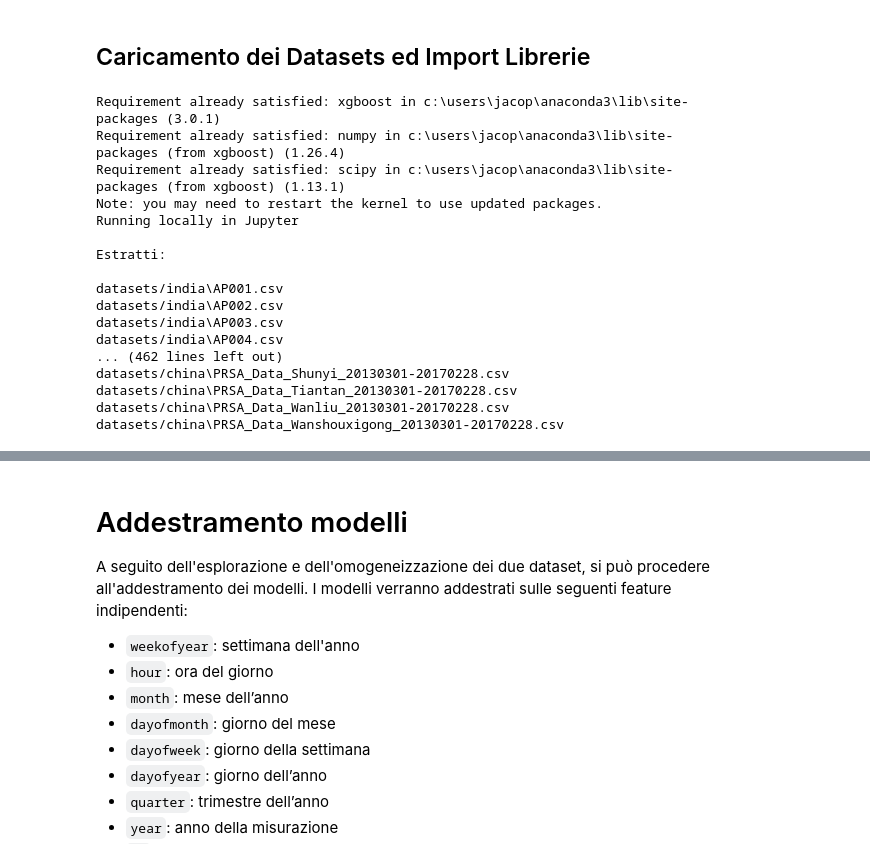
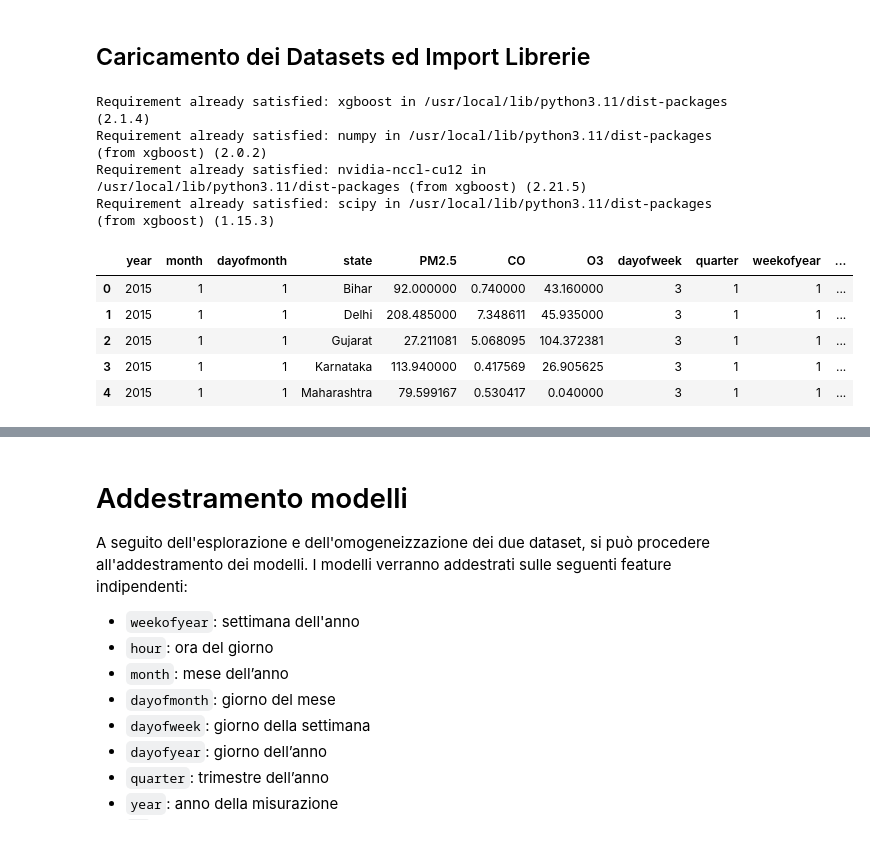
Before and after one commit to vMxster/air-quality-pm2.5, a Jupyter notebook: Notebooks/2_Training_Evaluation.ipynb, the cells around one changed output, grey strips where cells are left out. Drawn from its saved outputs; the diff is of its cells as text; code cells hidden in the pictures.

```diff
--- a/Notebooks/2_Training_Evaluation.ipynb
+++ b/Notebooks/2_Training_Evaluation.ipynb
@@ -9,7 +9,8 @@
 # %% [markdown]
 ## Caricamento dei Datasets ed Import Librerie
 # %%
-import os
+import os.path
+from urllib.request import urlretrieve
 import requests
 import zipfile
 import io
@@ -62,50 +63,23 @@ from xgboost import XGBRegressor
 
 N_JOBS = -1
 RANDOM_STATE = 42
-
-augmented_path   = "Datasets/augmented_dataset.xls"
-original_path   = "Datasets/original_dataset.xls"
-
-# Augmented Dataset
-
-aug_extract_to = "datasets/augmented"
-os.makedirs(aug_extract_to, exist_ok=True)
-
-with zipfile.ZipFile(zip_india_path, 'r') as z:
-    z.extractall(aug_extract_to)
-
-print("\nEstratti:\n")
-for root, _, files in os.walk(aug_extract_to):
-    for f in files:
-        print(os.path.join(root, f))
-
-# Original Dataset
-
-orig_extract_to = "datasets/original"
-os.makedirs(orig_extract_to, exist_ok=True)
-
-with zipfile.ZipFile(zip_china_path, 'r') as z:
-    z.extractall(orig_extract_to)
-
-print("\nEstratti:\n")
-for root, _, files in os.walk(orig_extract_to):
-    for f in files:
-        print(os.path.join(root, f))
 # %% [output]
-Requirement already satisfied: xgboost in c:\users\jacop\anaconda3\lib\site-packages (3.0.1)
-Requirement already satisfied: numpy in c:\users\jacop\anaconda3\lib\site-packages (from xgboost) (1.26.4)
-Requirement already satisfied: scipy in c:\users\jacop\anaconda3\lib\site-packages (from xgboost) (1.13.1)
-Note: you may need to restart the kernel to use updated packages.
-Running locally in Jupyter
-
-Estratti:
-
-datasets/india\AP001.csv
-datasets/india\AP002.csv
-datasets/india\AP003.csv
-datasets/india\AP004.csv
-... (462 lines left out)
-datasets/china\PRSA_Data_Shunyi_20130301-20170228.csv
-datasets/china\PRSA_Data_Tiantan_20130301-20170228.csv
-datasets/china\PRSA_Data_Wanliu_20130301-20170228.csv
-datasets/china\PRSA_Data_Wanshouxigong_20130301-20170228.csv
+Requirement already satisfied: xgboost in /usr/local/lib/python3.11/dist-packages (2.1.4)
+Requirement already satisfied: numpy in /usr/local/lib/python3.11/dist-packages (from xgboost) (2.0.2)
+Requirement already satisfied: nvidia-nccl-cu12 in /usr/local/lib/python3.11/dist-packages (from xgboost) (2.21.5)
+Requirement already satisfied: scipy in /usr/local/lib/python3.11/dist-packages (from xgboost) (1.15.3)
+# %%
+df = pd.read_csv('https://raw.githubusercontent.com/vMxster/Data_Project/main/Datasets/original_dataset.csv',
+                 sep=',',
+                 quotechar='"',
+                 dtype=None,
+                 parse_dates=True,
+                 low_memory=False)
+df.head()
+# %% [output]
+|  | year | month | dayofmonth | state | PM2.5 | CO | O3 | dayofweek | quarter | weekofyear | ... |
+| 0 | 2015 | 1 | 1 | Bihar | 92.000000 | 0.740000 | 43.160000 | 3 | 1 | 1 | ... |
+| 1 | 2015 | 1 | 1 | Delhi | 208.485000 | 7.348611 | 45.935000 | 3 | 1 | 1 | ... |
+| 2 | 2015 | 1 | 1 | Gujarat | 27.211081 | 5.068095 | 104.372381 | 3 | 1 | 1 | ... |
+| 3 | 2015 | 1 | 1 | Karnataka | 113.940000 | 0.417569 | 26.905625 | 3 | 1 | 1 | ... |
+| 4 | 2015 | 1 | 1 | Maharashtra | 79.599167 | 0.530417 | 0.040000 | 3 | 1 | 1 | ... |
```
Also changed, not shown: parts of 15 cells of this notebook, 2 other files.
